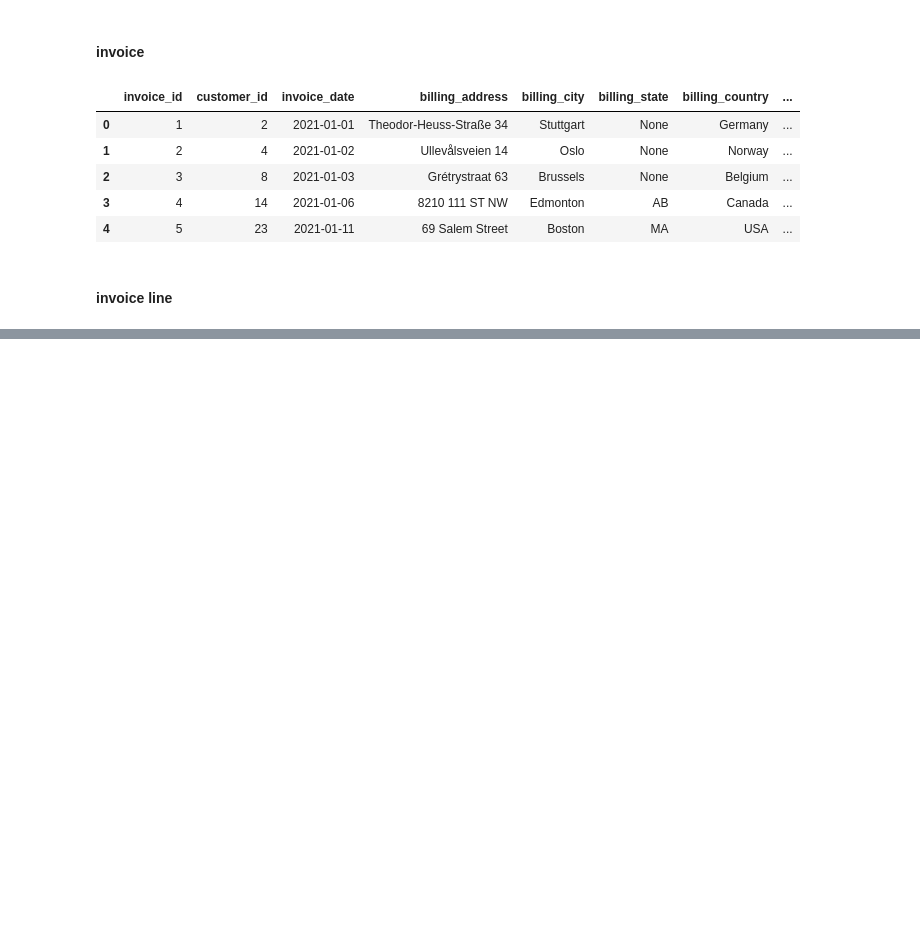
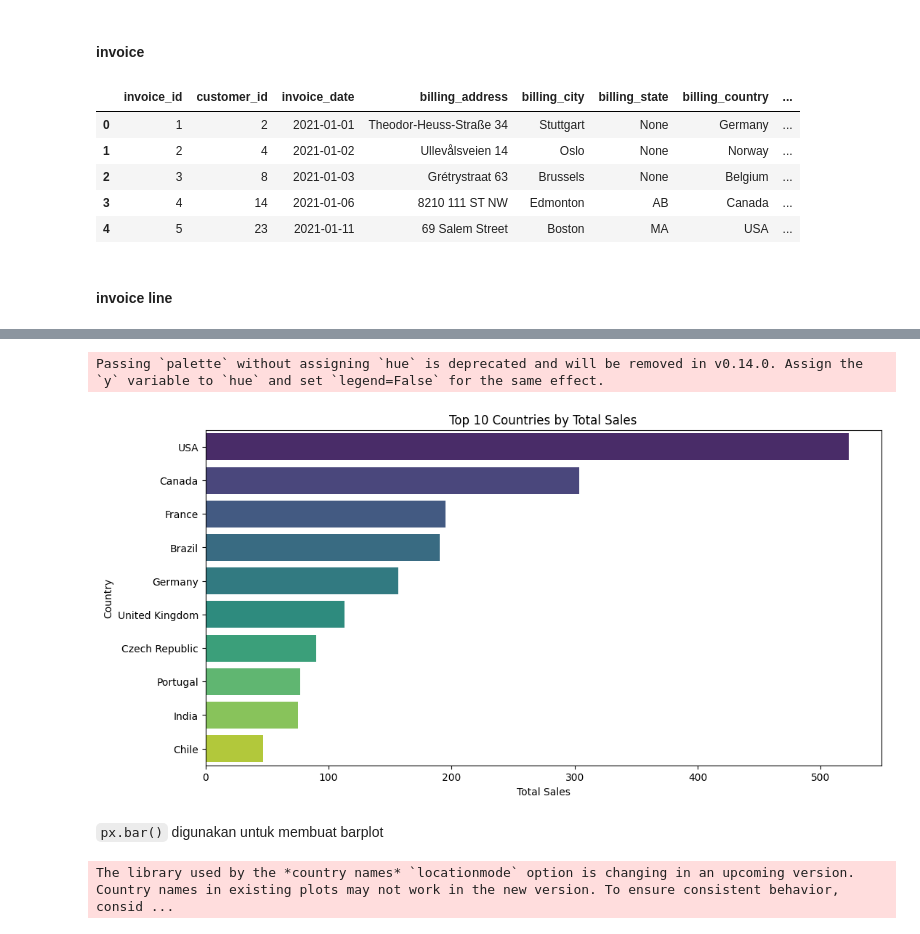
Before and after one commit to yosefin05/haloinkubasi, a Jupyter notebook: notebook.ipynb, the cells around one changed output, grey strips where cells are left out. Drawn from its saved outputs; the diff is of its cells as text; code cells hidden in the pictures; blank space fills up the shorter version.

```diff
--- a/notebook.ipynb
+++ b/notebook.ipynb
@@ -166,0 +825,11 @@ df_customer.head()
+# %%
+# QUEST 4
+# TODO : lengkapilah kode berikut untuk mengagregasi total spending per country dan menampilkan 10 country dengan total spending tertinggi
+top_country = customer_invoice.groupby('').agg({ # lengkapi petik di sini
+    # TODO: Hitung total spending per country
+
+    }) # urutkan negara berdasarkan total spending tertinggi
+
+
+
+top_country
@@ -166,0 +848,17 @@ df_customer.head()
+# %%
+# QUEST 5
+# TODO : buatlah visualisasi menggunakan barplot untuk menampilkan 10 country dengan total spending tertinggi
+plt.figure(figsize=(12, 6))
+sns.barplot(
+    data=top_country,
+    x='', # isi x dengan total
+    y='', # isi y dengan country
+    palette='viridis'
+)
+plt.title('Top 10 Countries by Total Sales')
+plt.xlabel('Total Sales')
+plt.ylabel('Country')
+plt.show()
+# %% [output]
+Passing `palette` without assigning `hue` is deprecated and will be removed in v0.14.0. Assign the `y` variable to `hue` and set `legend=False` for the same effect.
+[figure, added]
@@ -166,0 +877,18 @@ df_customer.head()
+# %% [markdown]
+`px.bar()` digunakan untuk membuat barplot
+# %%
+plot_top_country_map = px.scatter_geo(
+    top_country,
+    locations='country',
+    locationmode='country names',
+    color='total',
+    hover_name='country',
+    size='total',
+    projection='natural earth',
+    title='Top 10 Countries by Total Sales (2023-2024)',
+    color_continuous_scale=px.colors.sequential.Plasma
+)
+plot_top_country_map.update_layout(width=800, height=400)
+plot_top_country_map.show()
+# %% [output]
+The library used by the *country names* `locationmode` option is changing in an upcoming version. Country names in existing plots may not work in the new version. To ensure consistent behavior, consid ...
```
Also changed, not shown: parts of 150 cells of this notebook.
